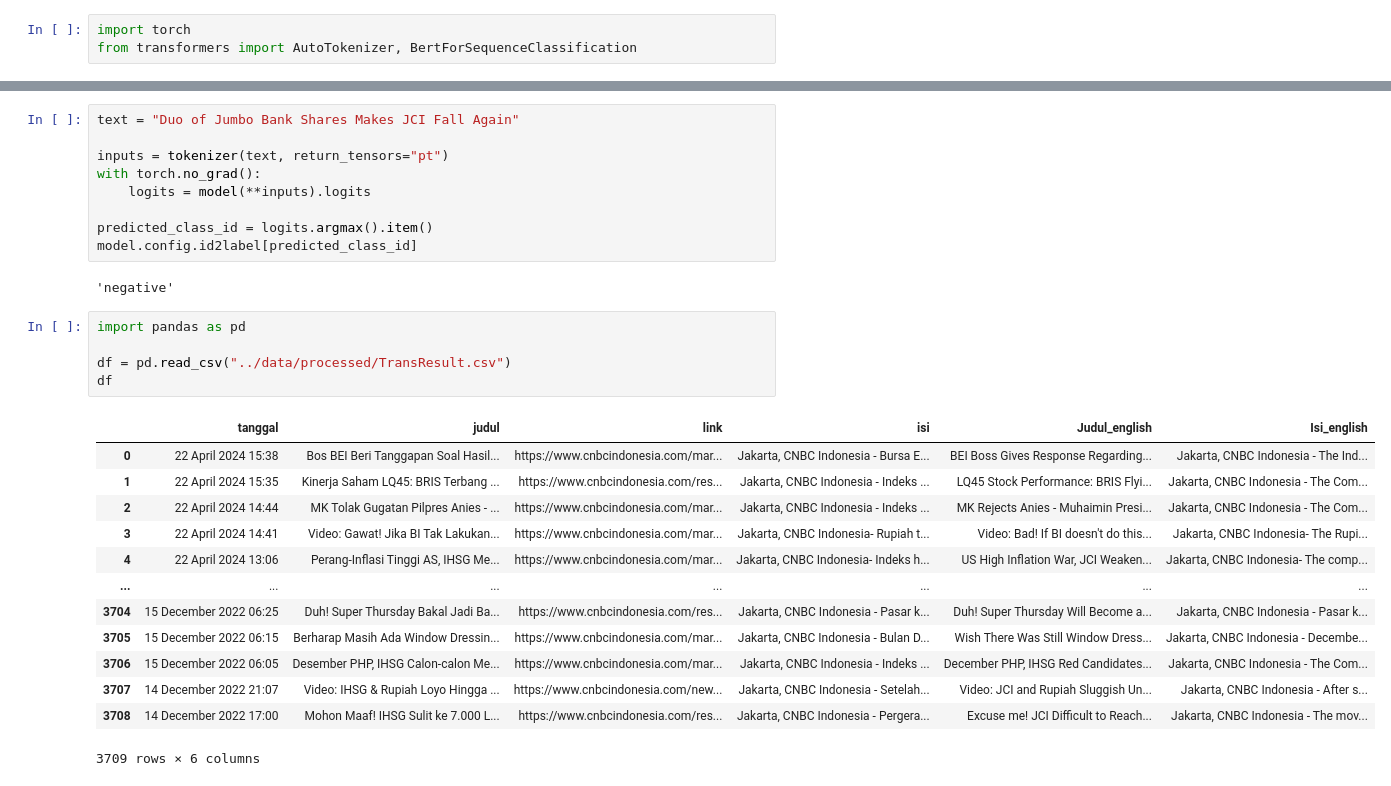
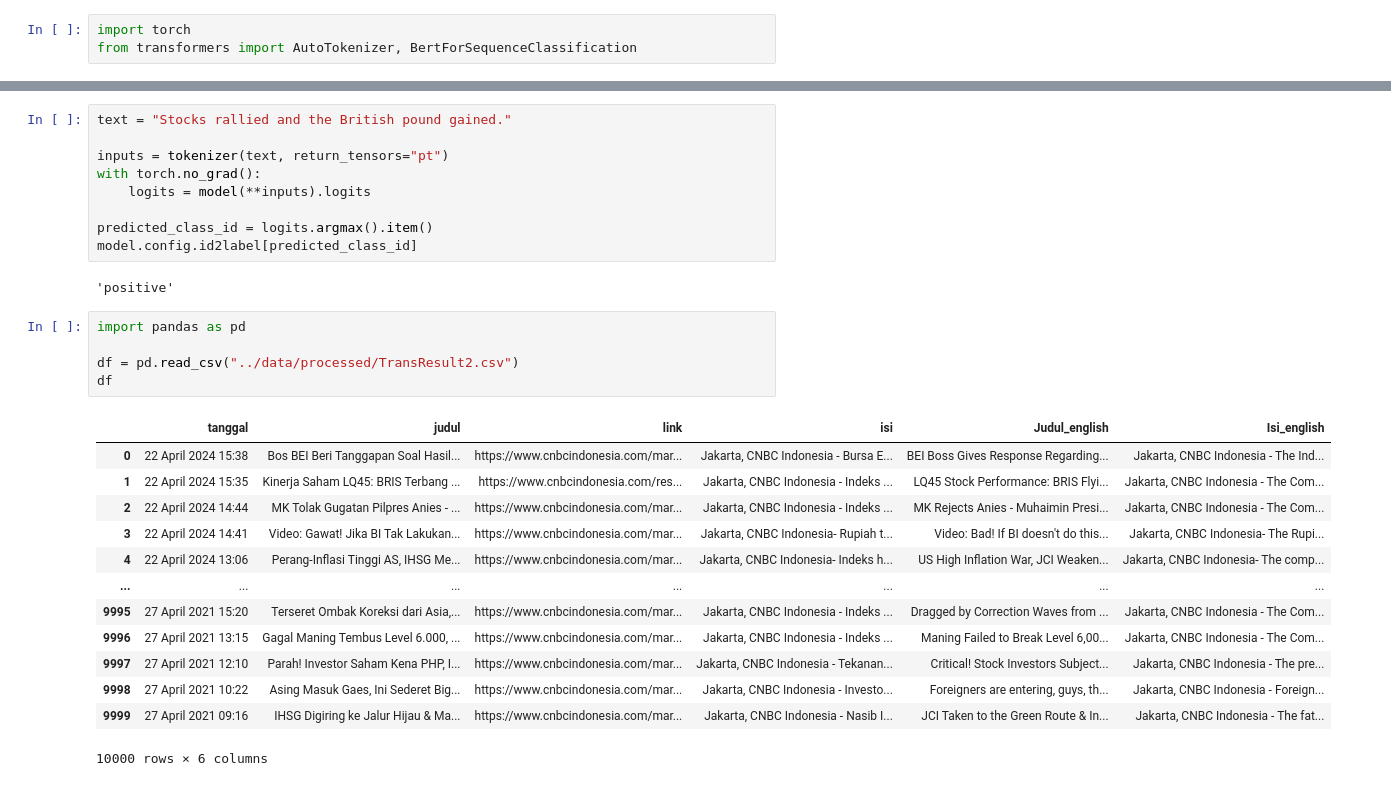
Before and after one commit to zyxn/stock_forecast_sentiment, a Jupyter notebook: notebooks/v1-zbp-finbert.ipynb, the cells around one changed output, grey strips where cells are left out. Cells and saved outputs as stored; diff of their text form.

```diff
--- a/notebooks/v1-zbp-finbert.ipynb
+++ b/notebooks/v1-zbp-finbert.ipynb
@@ -10,5 +13,5 @@ model = AutoModelForSequenceClassification.from_pretrained("ProsusAI/finbert")
 # %%
-text = "Duo of Jumbo Bank Shares Makes JCI Fall Again"
+text = "Stocks rallied and the British pound gained."
 
 inputs = tokenizer(text, return_tensors="pt")
 with torch.no_grad():
@@ -17,24 +20,24 @@ with torch.no_grad():
 predicted_class_id = logits.argmax().item()
 model.config.id2label[predicted_class_id]
 # %% [output]
-'negative'
+'positive'
 # %%
 import pandas as pd
 
-df = pd.read_csv("../data/processed/TransResult.csv")
+df = pd.read_csv("../data/processed/TransResult2.csv")
 df
 # %% [output]
 |  | tanggal | judul | link | isi | Judul_english | Isi_english |
 | 0 | 22 April 2024 15:38 | Bos BEI Beri Tanggapan Soal Hasil... | https://www.cnbcindonesia.com/mar... | Jakarta, CNBC Indonesia - Bursa E... | BEI Boss Gives Response Regarding... | Jakarta, CNBC Indonesia - The Ind... |
 | 1 | 22 April 2024 15:35 | Kinerja Saham LQ45: BRIS Terbang ... | https://www.cnbcindonesia.com/res... | Jakarta, CNBC Indonesia - Indeks ... | LQ45 Stock Performance: BRIS Flyi... | Jakarta, CNBC Indonesia - The Com... |
 | 2 | 22 April 2024 14:44 | MK Tolak Gugatan Pilpres Anies - ... | https://www.cnbcindonesia.com/mar... | Jakarta, CNBC Indonesia - Indeks ... | MK Rejects Anies - Muhaimin Presi... | Jakarta, CNBC Indonesia - The Com... |
 | 3 | 22 April 2024 14:41 | Video: Gawat! Jika BI Tak Lakukan... | https://www.cnbcindonesia.com/mar... | Jakarta, CNBC Indonesia- Rupiah t... | Video: Bad! If BI doesn't do this... | Jakarta, CNBC Indonesia- The Rupi... |
 | 4 | 22 April 2024 13:06 | Perang-Inflasi Tinggi AS, IHSG Me... | https://www.cnbcindonesia.com/mar... | Jakarta, CNBC Indonesia- Indeks h... | US High Inflation War, JCI Weaken... | Jakarta, CNBC Indonesia- The comp... |
 | ... | ... | ... | ... | ... | ... | ... |
-| 3704 | 15 December 2022 06:25 | Duh! Super Thursday Bakal Jadi Ba... | https://www.cnbcindonesia.com/res... | Jakarta, CNBC Indonesia - Pasar k... | Duh! Super Thursday Will Become a... | Jakarta, CNBC Indonesia - Pasar k... |
-| 3705 | 15 December 2022 06:15 | Berharap Masih Ada Window Dressin... | https://www.cnbcindonesia.com/mar... | Jakarta, CNBC Indonesia - Bulan D... | Wish There Was Still Window Dress... | Jakarta, CNBC Indonesia - Decembe... |
-| 3706 | 15 December 2022 06:05 | Desember PHP, IHSG Calon-calon Me... | https://www.cnbcindonesia.com/mar... | Jakarta, CNBC Indonesia - Indeks ... | December PHP, IHSG Red Candidates... | Jakarta, CNBC Indonesia - The Com... |
-| 3707 | 14 December 2022 21:07 | Video: IHSG & Rupiah Loyo Hingga ... | https://www.cnbcindonesia.com/new... | Jakarta, CNBC Indonesia - Setelah... | Video: JCI and Rupiah Sluggish Un... | Jakarta, CNBC Indonesia - After s... |
-| 3708 | 14 December 2022 17:00 | Mohon Maaf! IHSG Sulit ke 7.000 L... | https://www.cnbcindonesia.com/res... | Jakarta, CNBC Indonesia - Pergera... | Excuse me! JCI Difficult to Reach... | Jakarta, CNBC Indonesia - The mov... |
+| 9995 | 27 April 2021 15:20 | Terseret Ombak Koreksi dari Asia,... | https://www.cnbcindonesia.com/mar... | Jakarta, CNBC Indonesia - Indeks ... | Dragged by Correction Waves from ... | Jakarta, CNBC Indonesia - The Com... |
+| 9996 | 27 April 2021 13:15 | Gagal Maning Tembus Level 6.000, ... | https://www.cnbcindonesia.com/mar... | Jakarta, CNBC Indonesia - Indeks ... | Maning Failed to Break Level 6,00... | Jakarta, CNBC Indonesia - The Com... |
+| 9997 | 27 April 2021 12:10 | Parah! Investor Saham Kena PHP, I... | https://www.cnbcindonesia.com/mar... | Jakarta, CNBC Indonesia - Tekanan... | Critical! Stock Investors Subject... | Jakarta, CNBC Indonesia - The pre... |
+| 9998 | 27 April 2021 10:22 | Asing Masuk Gaes, Ini Sederet Big... | https://www.cnbcindonesia.com/mar... | Jakarta, CNBC Indonesia - Investo... | Foreigners are entering, guys, th... | Jakarta, CNBC Indonesia - Foreign... |
+| 9999 | 27 April 2021 09:16 | IHSG Digiring ke Jalur Hijau & Ma... | https://www.cnbcindonesia.com/mar... | Jakarta, CNBC Indonesia - Nasib I... | JCI Taken to the Green Route & In... | Jakarta, CNBC Indonesia - The fat... |
-3709 rows × 6 columns
+10000 rows × 6 columns
 # %%
```
Also changed, not shown: parts of 5 cells of this notebook, 3 other files.
